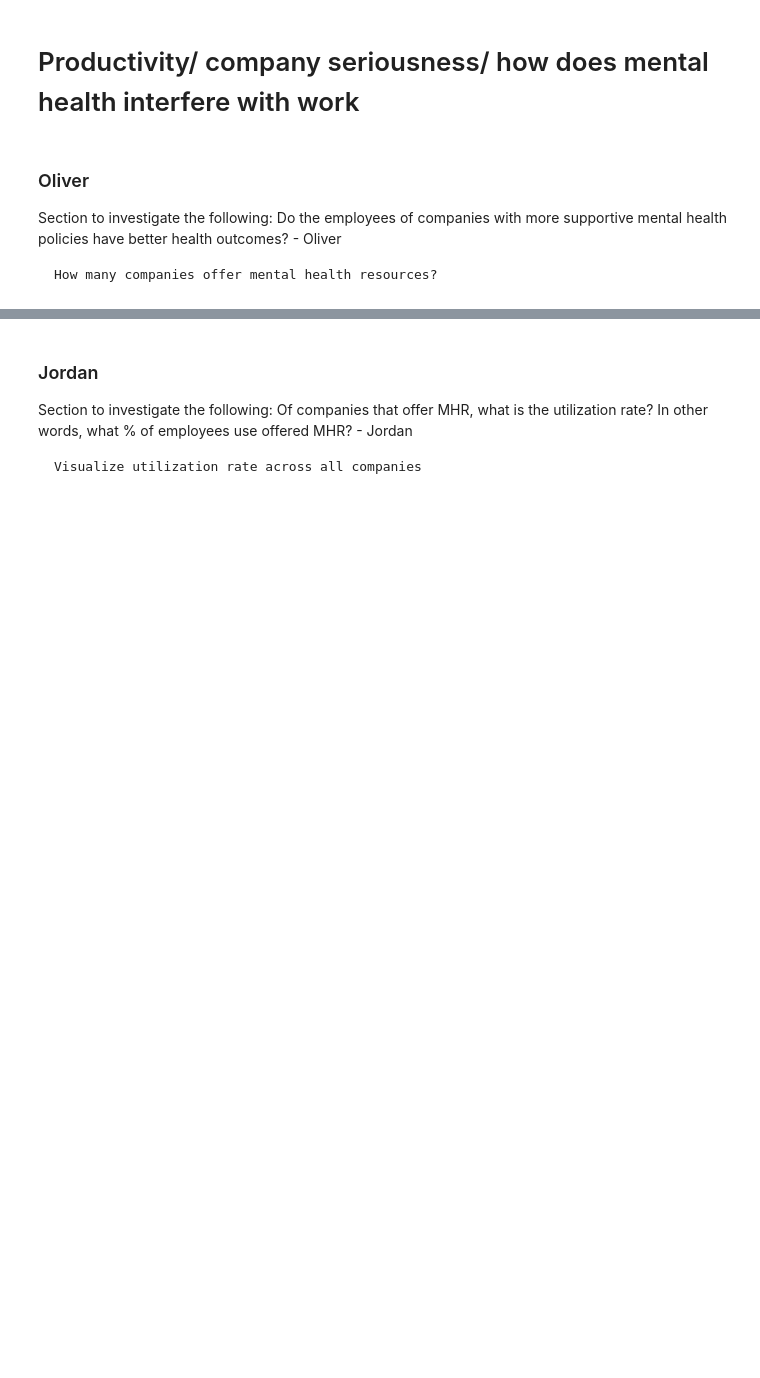
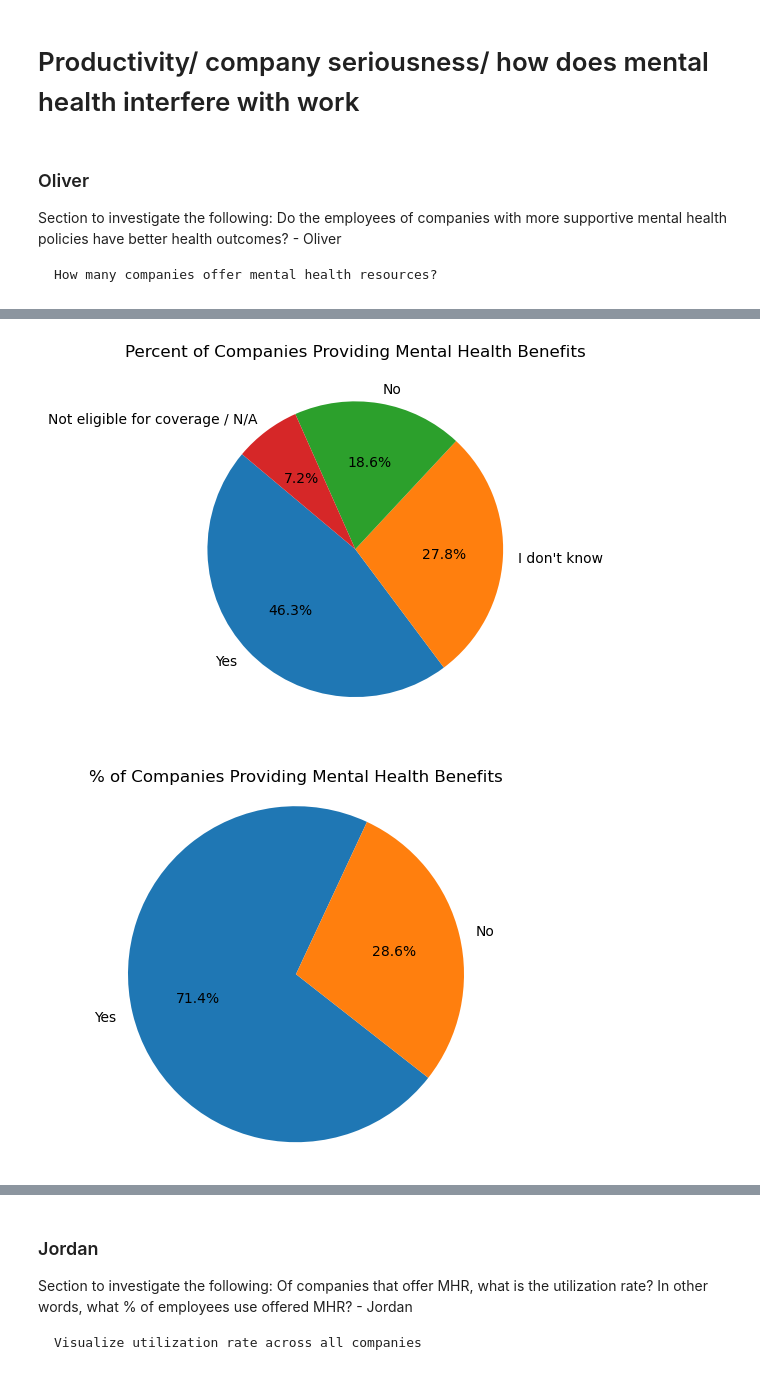
Before and after one commit to June-buggy/Project_01, a Jupyter notebook: Project_01.ipynb, the cells around one changed output, grey strips where cells are left out. Cells and saved outputs as stored; diff of their text form; code cells hidden in the pictures; blank space fills up the shorter version.

```diff
--- a/Project_01.ipynb
+++ b/Project_01.ipynb
@@ -1162,0 +1199,7 @@ Do the employees of companies with more supportive mental health policies have b
+# %%
+#remove rows with "i dont know", "Not eligible for benefits/ N/A", NaN across all columns - not useful for answering the question
+responses_to_remove = ["Not eligible for coverage / N/A", "I don't know", "NaN", np.nan]
+cleaned_df_q3a = cleaned_df_q3a[~cleaned_df_q3a.isin(responses_to_remove).any(axis=1)]
+#kept "Maybe" responses in last 2 columns because removing would leave us with less than 1/3 of original data
+#555 responses left after cleaning (roughly 40% of dataset)
+cleaned_df_q3a.head()
@@ -1162,0 +1213,16 @@ Do the employees of companies with more supportive mental health policies have b
+# %%
+#create new col for mental health outcomes
+#approach for establishing mental health outcome: -1 = negative, 0 = no change/uncertain, 1 = positive
+#there are many limitations to our dataset, this approach seems to be the most reasonable given available data
+#using -1, 0, +1 allows us to roughly quantify the difference between Past/ Present mental health states, which would indicate change over time (improvement/worsening)
+#we are assuming that everyone who has a mental health disorder seeks resources/ help for it. In real life, this is often not the case
+#the dimensionality of the responses has been greatly reduced- "yes/no/maybe" does not accurately reflect the broad spectrum of severity of mental health disorders
+#one way to improve the dataset would be to have respondents specifiy how long ago their past mental health problem began/occured, and when the current one began/ was diagnosed
+
+cleaned_df_q3a["Mental Health Outcome"] = cleaned_df_q3a.apply(
+    lambda row: 0 if row["Have you had a mental health disorder in the past?"] == row["Do you currently have a mental health disorder?"] == "Maybe"
+    else -1 if row["Have you had a mental health disorder in the past?"] == row["Do you currently have a mental health disorder?"] == "Yes"
+    else -1 if row["Have you had a mental health disorder in the past?"] == "No" and row["Do you currently have a mental health disorder?"] == "Yes"
+    else 1 if row["Have you had a mental health disorder in the past?"] == "Yes" and row["Do you currently have a mental health disorder?"] == "No"
+    else 0, axis=1)
+cleaned_df_q3a.head()
@@ -1162,0 +1236,20 @@ Do the employees of companies with more supportive mental health policies have b
+# %%
+#visualize how many companiies provide mental health benefits
+benefits_count = original_csv_df["Does your employer provide mental health benefits as part of healthcare coverage?"].value_counts()
+labels = benefits_count.index
+sizes = benefits_count.values
+plt.pie(sizes, labels=labels, autopct='%1.1f%%', startangle=140)
+plt.title("Percent of Companies Providing Mental Health Benefits")
+plt.show()
+
+#visualize only yes/no responses about how many companiies provide mental health benefits (removed N/A and IDK responses)
+benefits_count = cleaned_df_q3a["Does your employer provide mental health benefits as part of healthcare coverage?"].value_counts()
+labels = benefits_count.index
+sizes = benefits_count.values
+plt.pie(sizes, labels=labels, autopct='%1.1f%%', startangle=65)
+plt.axis('equal')
+plt.title("% of Companies Providing Mental Health Benefits")
+plt.show()
+# %% [output]
+[figure, added]
+[figure, added]
```
Also changed, not shown: parts of 13 cells of this notebook.
